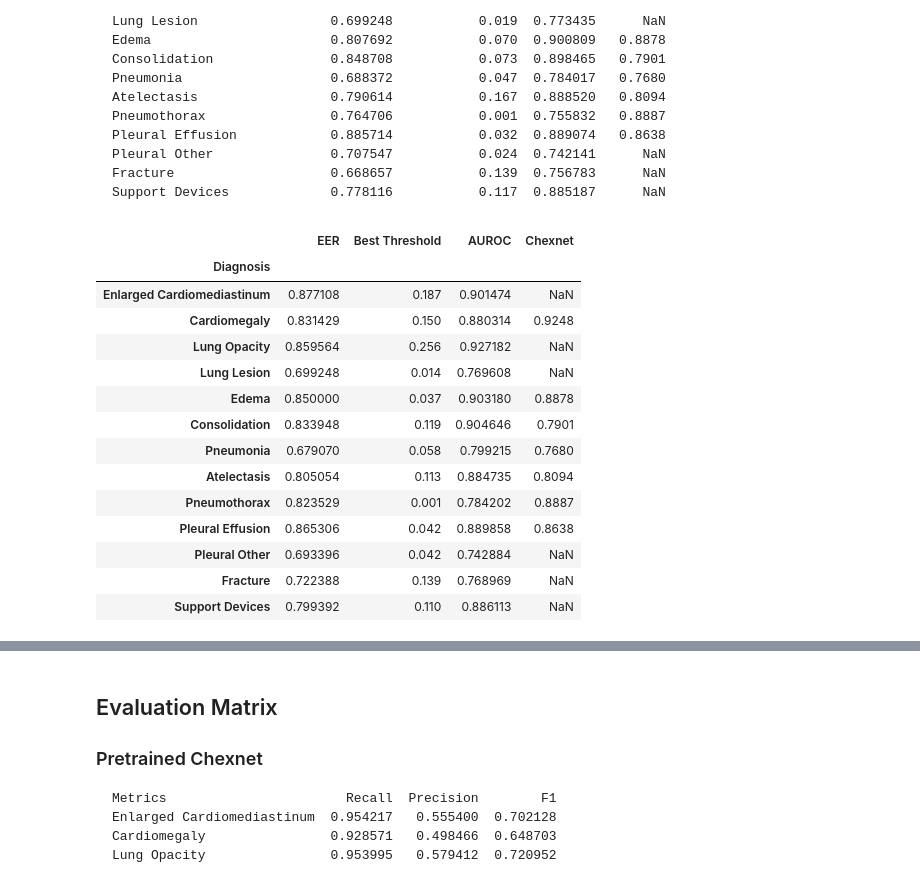
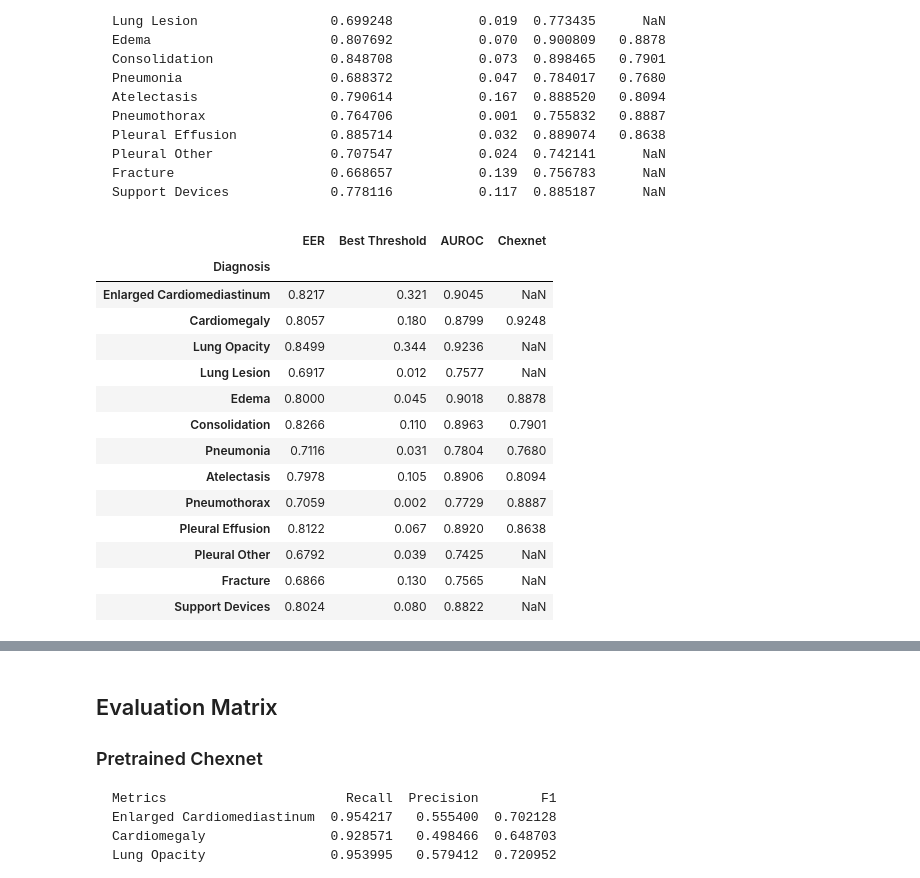
Before and after one commit to pjumruspun/chest-xray-report-gen, a Jupyter notebook: text_generation/pretrain_encoder.ipynb, the cells around one changed output, grey strips where cells are left out. Drawn from its saved outputs; the diff is of its cells as text; code cells hidden in the pictures.

````diff
--- a/text_generation/pretrain_encoder.ipynb
+++ b/text_generation/pretrain_encoder.ipynb
@@ -486,21 +630,21 @@ Support Devices             0.778116           0.117  0.885187      NaN
 ```
 # %%
 # Chexnet results from https://arxiv.org/pdf/1711.05225.pdf
-results_df['Chexnet'] = [np.nan, 0.9248, np.nan, np.nan, 0.8878, 0.7901, 0.7680, 0.8094, 0.8887, 0.8638, np.nan, np.nan, np.nan]
-results_df
+val_df['Chexnet'] = [np.nan, 0.9248, np.nan, np.nan, 0.8878, 0.7901, 0.7680, 0.8094, 0.8887, 0.8638, np.nan, np.nan, np.nan]
+val_df.round(4)
 # %% [output]
 |  | EER | Best Threshold | AUROC | Chexnet |
 | Diagnosis |  |  |  |  |
-| Enlarged Cardiomediastinum | 0.877108 | 0.187 | 0.901474 | NaN |
-| Cardiomegaly | 0.831429 | 0.150 | 0.880314 | 0.9248 |
-| Lung Opacity | 0.859564 | 0.256 | 0.927182 | NaN |
-| Lung Lesion | 0.699248 | 0.014 | 0.769608 | NaN |
-| Edema | 0.850000 | 0.037 | 0.903180 | 0.8878 |
-| Consolidation | 0.833948 | 0.119 | 0.904646 | 0.7901 |
-| Pneumonia | 0.679070 | 0.058 | 0.799215 | 0.7680 |
-| Atelectasis | 0.805054 | 0.113 | 0.884735 | 0.8094 |
-| Pneumothorax | 0.823529 | 0.001 | 0.784202 | 0.8887 |
-| Pleural Effusion | 0.865306 | 0.042 | 0.889858 | 0.8638 |
-| Pleural Other | 0.693396 | 0.042 | 0.742884 | NaN |
-| Fracture | 0.722388 | 0.139 | 0.768969 | NaN |
-| Support Devices | 0.799392 | 0.110 | 0.886113 | NaN |
+| Enlarged Cardiomediastinum | 0.8217 | 0.321 | 0.9045 | NaN |
+| Cardiomegaly | 0.8057 | 0.180 | 0.8799 | 0.9248 |
+| Lung Opacity | 0.8499 | 0.344 | 0.9236 | NaN |
+| Lung Lesion | 0.6917 | 0.012 | 0.7577 | NaN |
+| Edema | 0.8000 | 0.045 | 0.9018 | 0.8878 |
+| Consolidation | 0.8266 | 0.110 | 0.8963 | 0.7901 |
+| Pneumonia | 0.7116 | 0.031 | 0.7804 | 0.7680 |
+| Atelectasis | 0.7978 | 0.105 | 0.8906 | 0.8094 |
+| Pneumothorax | 0.7059 | 0.002 | 0.7729 | 0.8887 |
+| Pleural Effusion | 0.8122 | 0.067 | 0.8920 | 0.8638 |
+| Pleural Other | 0.6792 | 0.039 | 0.7425 | NaN |
+| Fracture | 0.6866 | 0.130 | 0.7565 | NaN |
+| Support Devices | 0.8024 | 0.080 | 0.8822 | NaN |
````
Also changed, not shown: parts of 21 cells of this notebook, 10 other files.
